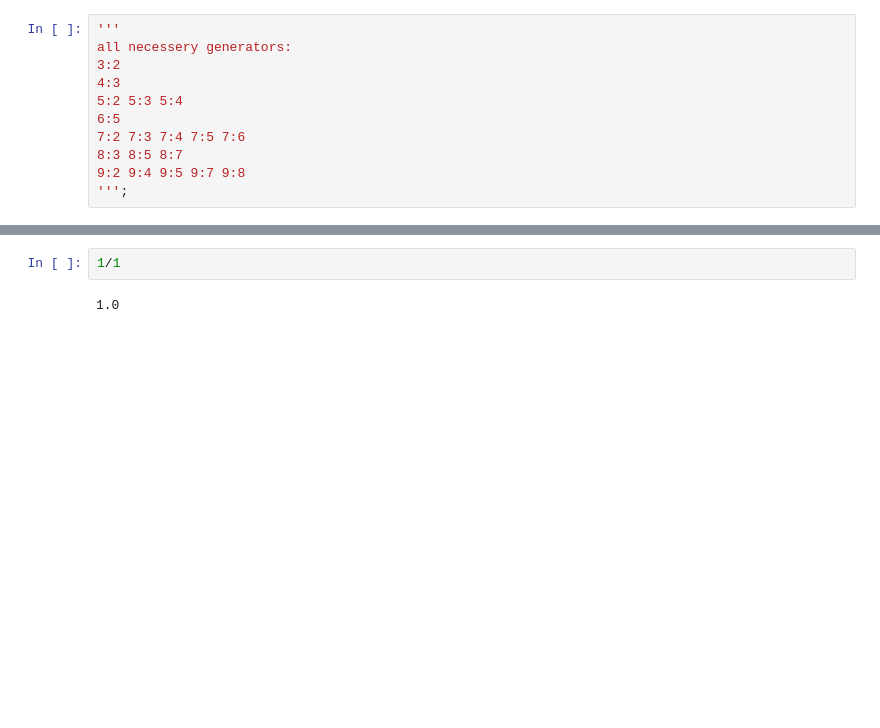
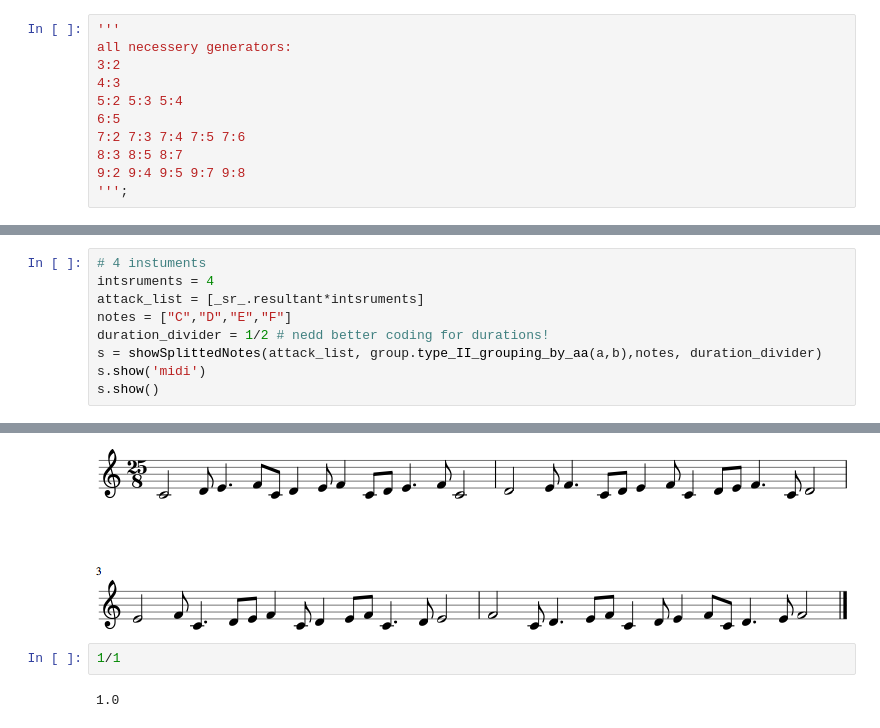
Before and after one commit to KoSv/schillinger, a Jupyter notebook: schillinger_workbench.ipynb, the cells around one changed output, grey strips where cells are left out. Drawn from its saved outputs; the diff is of its cells as text; blank space fills up the shorter version.

```diff
--- a/schillinger_workbench.ipynb
+++ b/schillinger_workbench.ipynb
@@ -197,0 +185,10 @@ s.show()
+# %%
+# 4 instuments
+intsruments = 4
+attack_list = [_sr_.resultant*intsruments]
+notes = ["C","D","E","F"]
+duration_divider = 1/2 # nedd better coding for durations!
+s = showSplittedNotes(attack_list, group.type_II_grouping_by_aa(a,b),notes, duration_divider)
+s.show('midi')
+s.show()
+# %% [output]
@@ -198,3 +196,4 @@ s.show()
+[figure, added]
 # %%
 1/1
 # %% [output]
```
Also changed, not shown: parts of 11 cells of this notebook, 7 other files.
